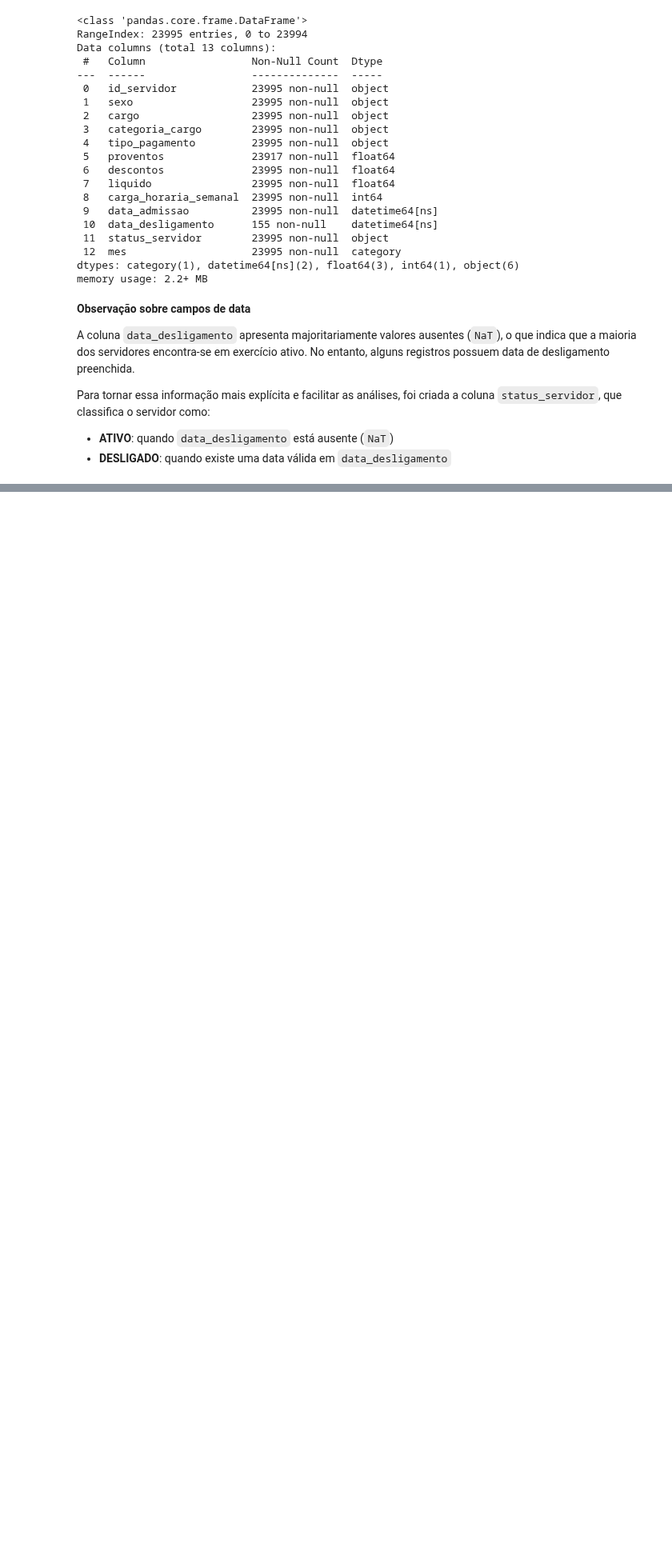
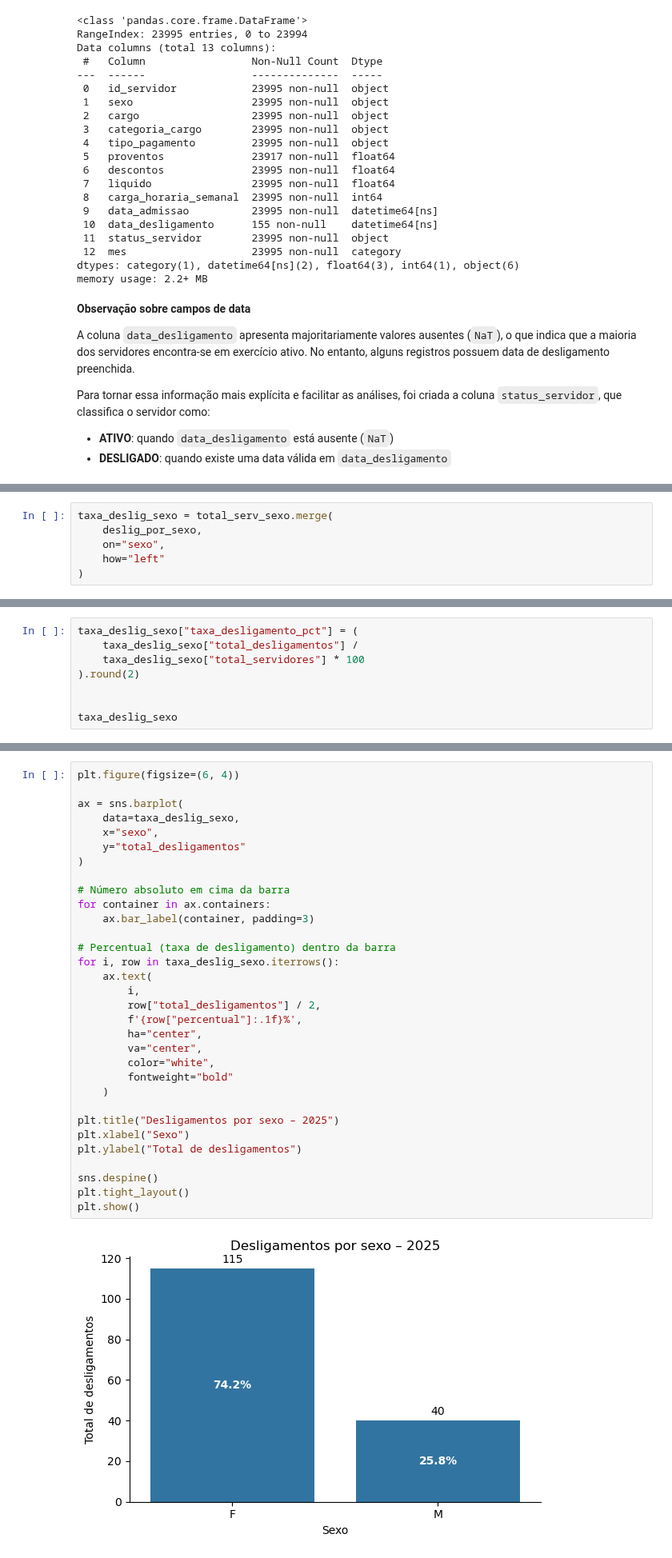
Before and after one commit to oguidenardi/folha_pagamento_santa_rita_2025, a Jupyter notebook: notebooks/04_exploratory_data_analysis.ipynb, the cells around one changed output, grey strips where cells are left out. Shown at 80% size. Saved outputs shown, nothing was run; the diff lists cells and outputs as text; blank space fills up the shorter version.

```diff
--- a/notebooks/04_exploratory_data_analysis.ipynb
+++ b/notebooks/04_exploratory_data_analysis.ipynb
@@ -195,0 +344,6 @@ Para tornar essa informação mais explícita e facilitar as análises, foi cria
+# %%
+taxa_deslig_sexo = total_serv_sexo.merge(
+    deslig_por_sexo,
+    on="sexo",
+    how="left"
+)
@@ -195,0 +354,8 @@ Para tornar essa informação mais explícita e facilitar as análises, foi cria
+# %%
+taxa_deslig_sexo["taxa_desligamento_pct"] = (
+    taxa_deslig_sexo["total_desligamentos"] /
+    taxa_deslig_sexo["total_servidores"] * 100
+).round(2)
+
+
+taxa_deslig_sexo
@@ -195,0 +372,34 @@ Para tornar essa informação mais explícita e facilitar as análises, foi cria
+# %%
+plt.figure(figsize=(6, 4))
+
+ax = sns.barplot(
+    data=taxa_deslig_sexo,
+    x="sexo",
+    y="total_desligamentos"
+)
+
+# Número absoluto em cima da barra
+for container in ax.containers:
+    ax.bar_label(container, padding=3)
+
+# Percentual (taxa de desligamento) dentro da barra
+for i, row in taxa_deslig_sexo.iterrows():
+    ax.text(
+        i,
+        row["total_desligamentos"] / 2,
+        f'{row["percentual"]:.1f}%',
+        ha="center",
+        va="center",
+        color="white",
+        fontweight="bold"
+    )
+
+plt.title("Desligamentos por sexo – 2025")
+plt.xlabel("Sexo")
+plt.ylabel("Total de desligamentos")
+
+sns.despine()
+plt.tight_layout()
+plt.show()
+# %% [output]
+[figure, added]
```
Also changed, not shown: parts of 29 cells of this notebook.
